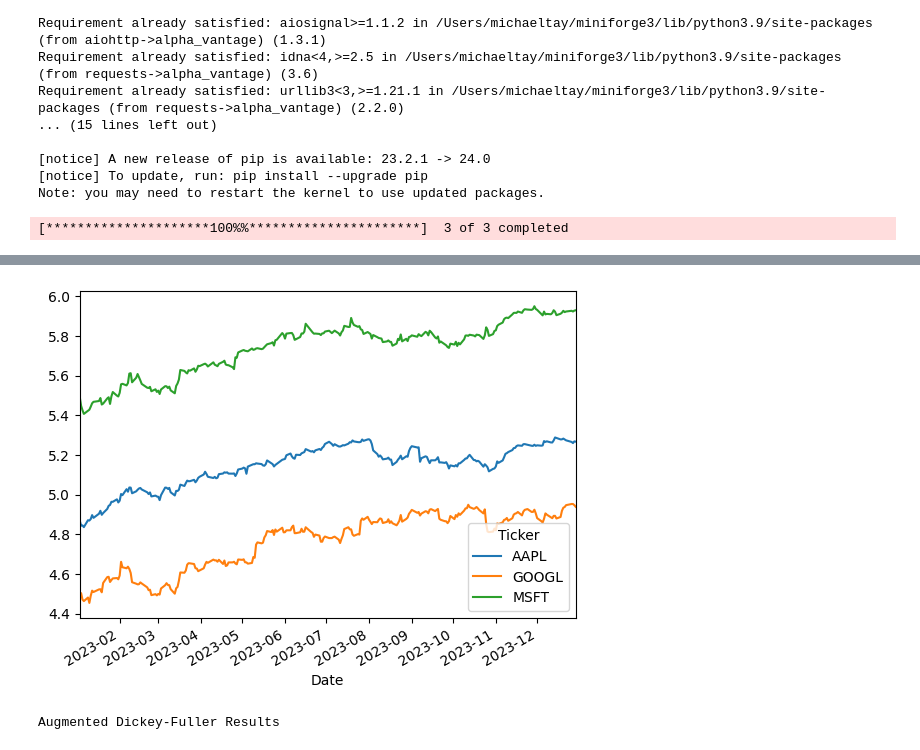
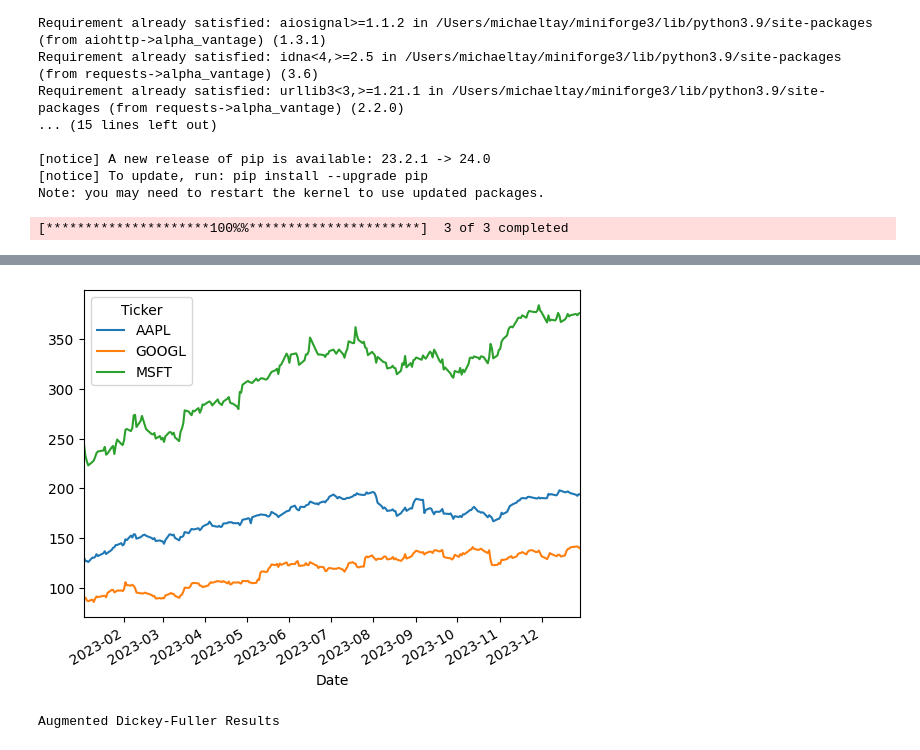
Before and after one commit to nishikaa/pair_trading, a Jupyter notebook: pair-trading-foundations/notebooks/pair_trading_eda_ARIMA.ipynb, the cells around one changed output, grey strips where cells are left out. Drawn from its saved outputs; the diff is of its cells as text; code cells hidden in the pictures.

Commit message:
Update plots

```diff
--- a/pair-trading-foundations/notebooks/pair_trading_eda_ARIMA.ipynb
+++ b/pair-trading-foundations/notebooks/pair_trading_eda_ARIMA.ipynb
@@ -44,9 +44,10 @@ if __name__ == '__main__':
     print(data_frame.head())
 
     # Filter by open prices
-    log_price = np.log(data_frame['Open'])
-    ax = log_price.plot()
-    xl = ax.set_xlim(log_price.index.min(), log_price.index.max())
+    regular_price = data_frame['Open']
+    log_price = np.log(regular_price)
+    ax = regular_price.plot()
+    xl = ax.set_xlim(regular_price.index.min(), regular_price.index.max())
 # %% [output]
 [*********************100%%**********************]  3 of 3 completed
 Price        Adj Close                              Close             \
@@ -60,13 +61,13 @@ Date
 
 Price                         High                                Low  \
 Ticker            MSFT        AAPL      GOOGL        MSFT        AAPL
 Date
 ... (19 lines left out)
 2023-01-04   89113600  34854800  50623400
 2023-01-05   80962700  27194400  39585600
 2023-01-06   87754700  41381500  43613600
 2023-01-09   70790800  29003900  27369800
-[figure, old version]
+[figure, new version]
 # %%
 # Dicker-fuller test for APPL, fail to reject the null hypothesis p-value > 0.05
 ADF(log_price.AAPL, trend="c")
```
Also changed, not shown: parts of 11 cells of this notebook.
